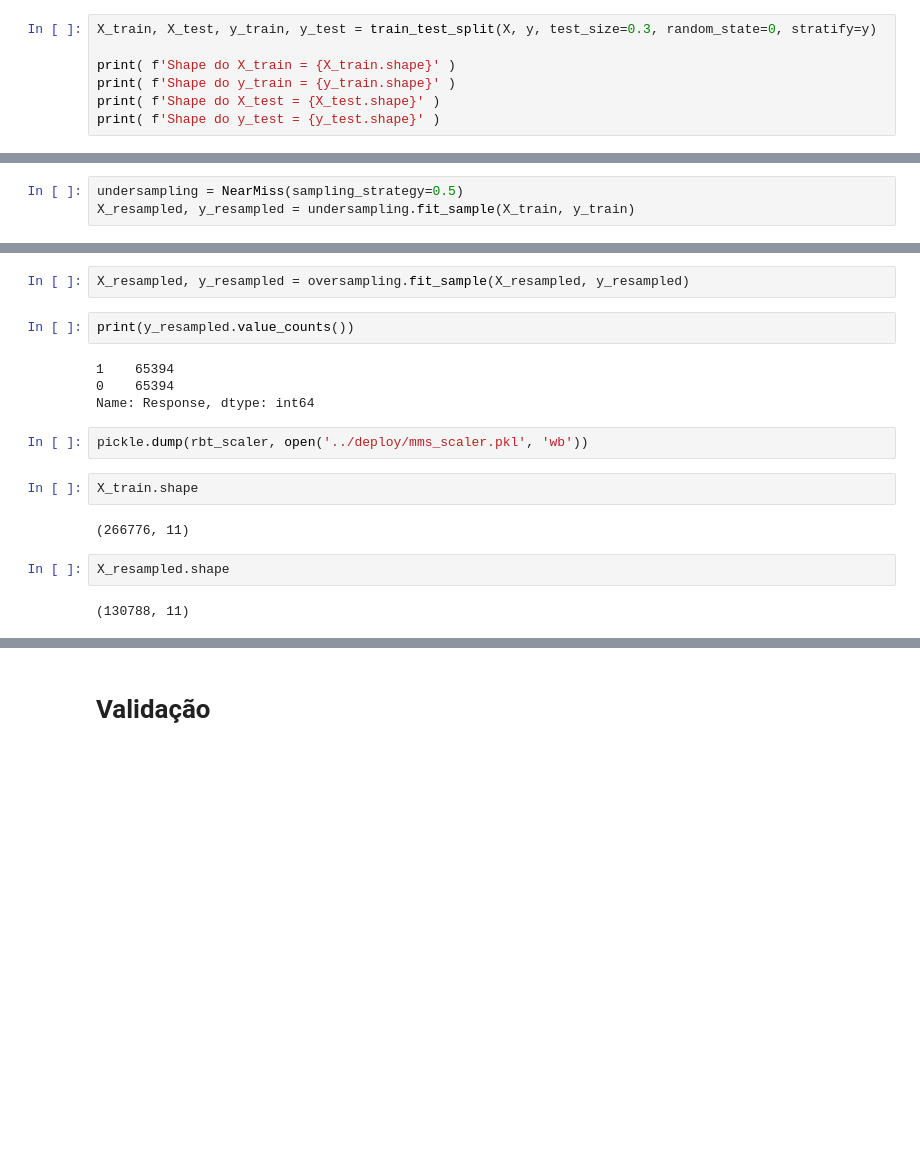
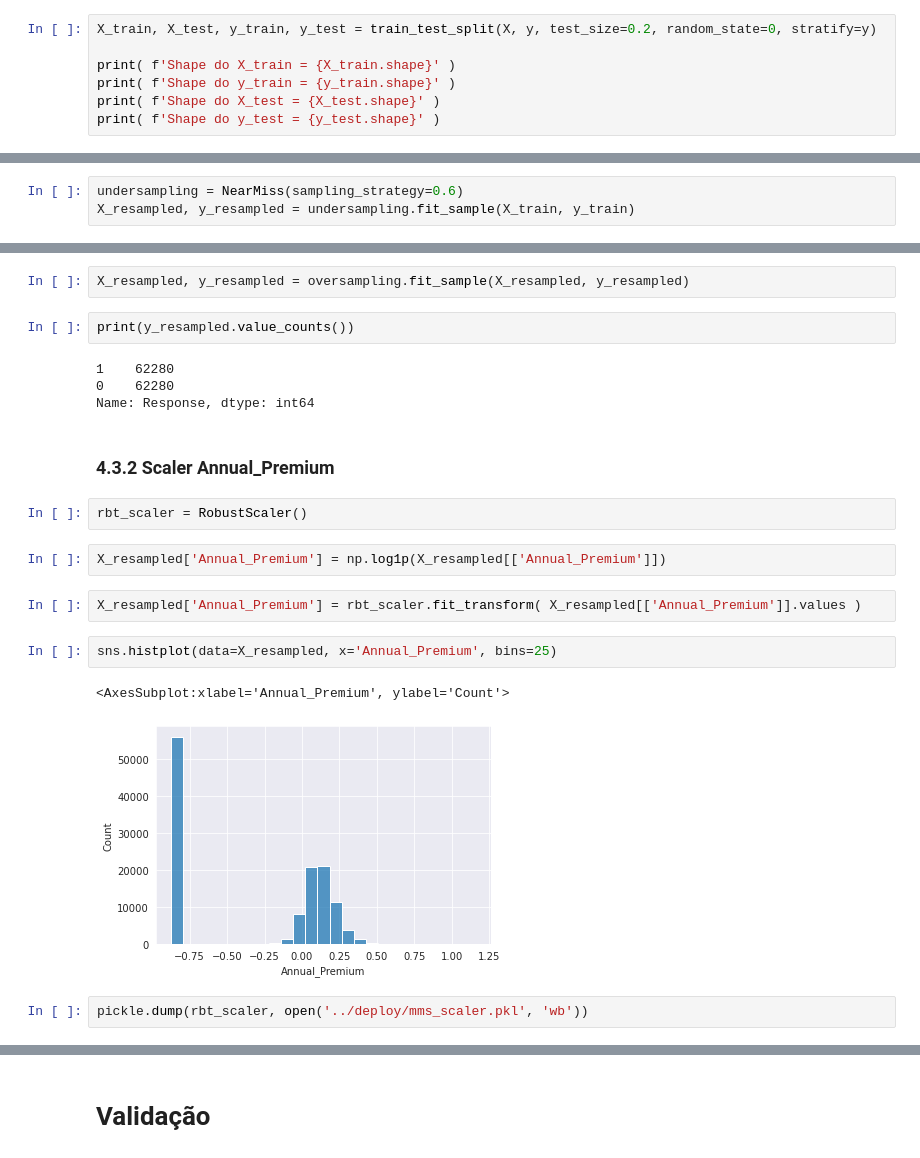
Before and after one commit to oarthurcarvalho/all-insurance, a Jupyter notebook: notebooks/Projeto - Seguro de automóveis.ipynb, the cells around one changed output, grey strips where cells are left out. Saved outputs shown, nothing was run; the diff lists cells and outputs as text; blank space fills up the shorter version.

```diff
--- a/notebooks/Projeto - Seguro de automóveis.ipynb
+++ b/notebooks/Projeto - Seguro de automóveis.ipynb
@@ -524,5 +541,5 @@ y = train_df['Response']
 # %%
-X_train, X_test, y_train, y_test = train_test_split(X, y, test_size=0.3, random_state=0, stratify=y)
+X_train, X_test, y_train, y_test = train_test_split(X, y, test_size=0.2, random_state=0, stratify=y)
 
 print( f'Shape do X_train = {X_train.shape}' )
 print( f'Shape do y_train = {y_train.shape}' )
@@ -569,5 +559,5 @@ print(y_resampled.value_counts() )
 # %%
-undersampling = NearMiss(sampling_strategy=0.5)
+undersampling = NearMiss(sampling_strategy=0.6)
 X_resampled, y_resampled = undersampling.fit_sample(X_train, y_train)
 # %%
 print(y_resampled.value_counts(normalize=True))
@@ -582,16 +572,21 @@ X_resampled, y_resampled = oversampling.fit_sample(X_resampled, y_resampled)
 # %%
 print(y_resampled.value_counts())
 # %% [output]
-1    65394
-0    65394
+1    62280
+0    62280
 Name: Response, dtype: int64
+# %% [markdown]
+### 4.3.2 Scaler Annual_Premium
+# %%
+rbt_scaler = RobustScaler()
+# %%
+X_resampled['Annual_Premium'] = np.log1p(X_resampled[['Annual_Premium']])
+# %%
+X_resampled['Annual_Premium'] = rbt_scaler.fit_transform( X_resampled[['Annual_Premium']].values )
+# %%
+sns.histplot(data=X_resampled, x='Annual_Premium', bins=25)
+# %% [output]
+<AxesSubplot:xlabel='Annual_Premium', ylabel='Count'>
+[figure, added]
 # %%
 pickle.dump(rbt_scaler, open('../deploy/mms_scaler.pkl', 'wb'))
-# %%
-X_train.shape
-# %% [output]
-(266776, 11)
-# %%
-X_resampled.shape
-# %% [output]
-(130788, 11)
```
Also changed, not shown: parts of 50 cells of this notebook, 3 other files.
